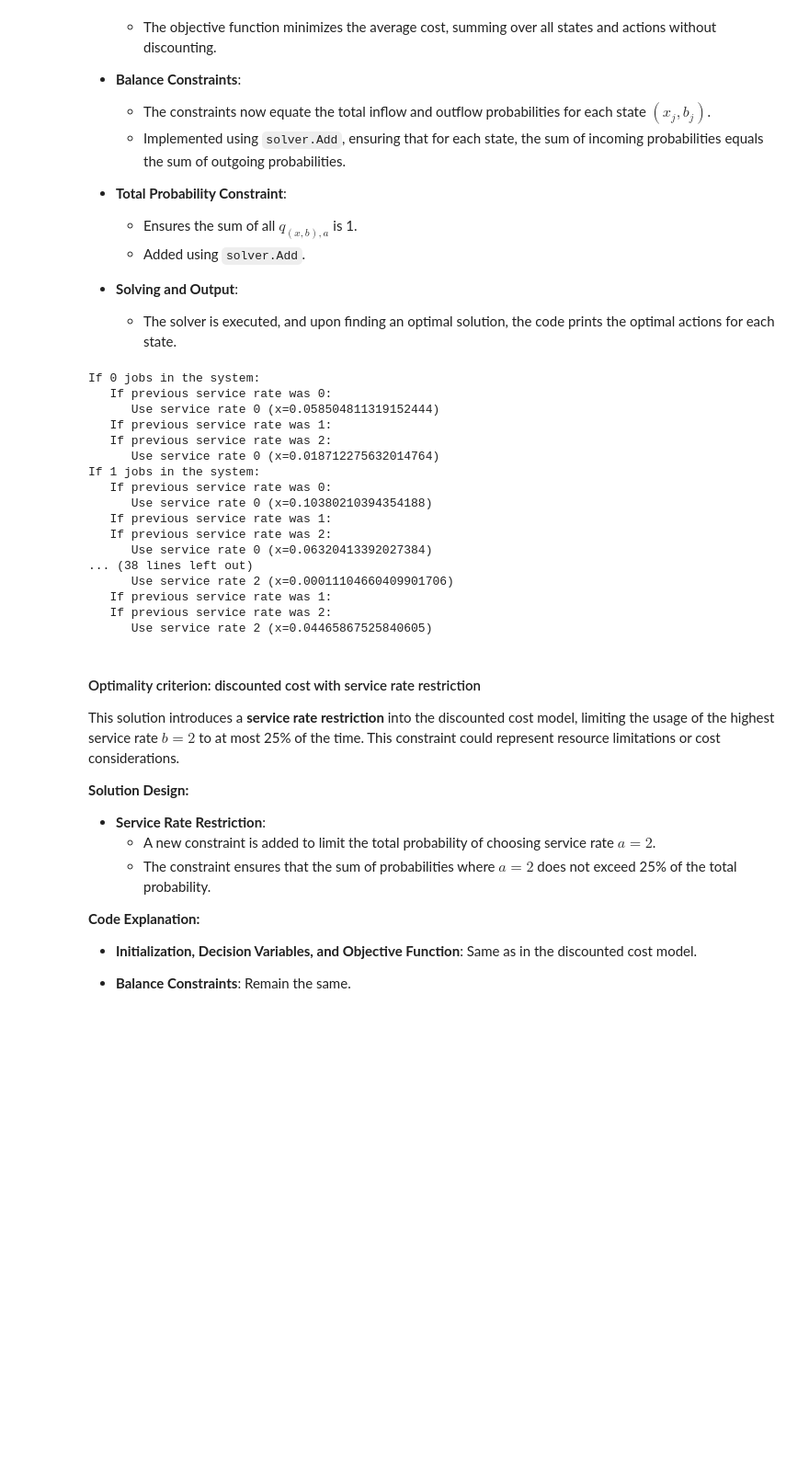
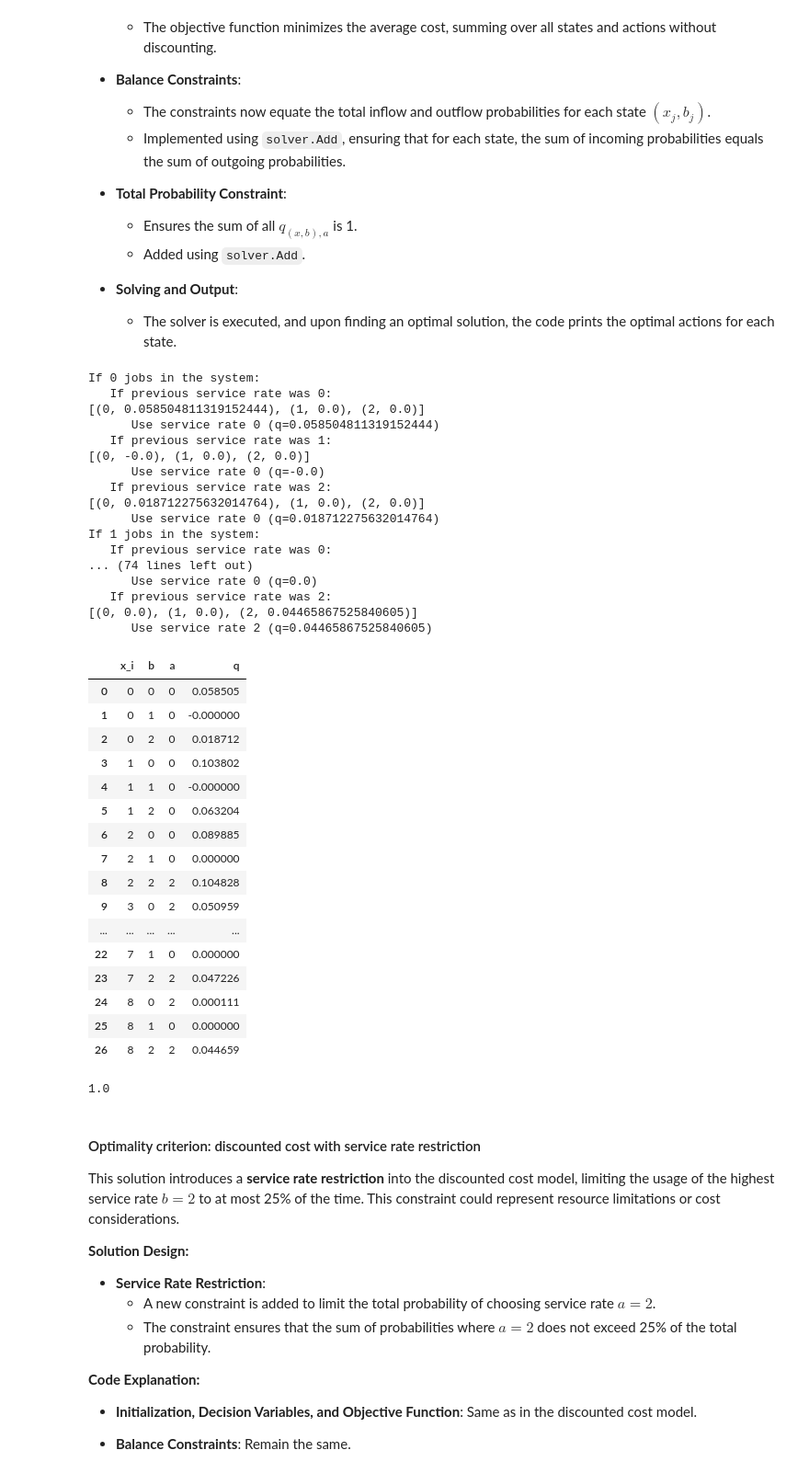
Before and after one commit to datadrivendecisions/mdp, a Jupyter notebook: service/Service Control - Solutions.ipynb, the cells around one changed output. Shown: that part at 92% size. Drawn from its saved outputs; the diff is of its cells as text; code cells hidden in the pictures; blank space fills up the shorter version.

```diff
--- a/service/Service Control - Solutions.ipynb
+++ b/service/Service Control - Solutions.ipynb
@@ -529,46 +561,76 @@ for x_j in X:
             P(x_i, b_i, x_j, b_j, a) * q[(x_i, b_i, a)]
             for x_i in X for b_i in B for a in B
         )
 
         # Add the constraint that the inflow and outflow must be equal
         solver.Add(inflow == outflow)
 
 # Probability constraint to ensure all probabilities sum to 1
 solver.Add(solver.Sum(q[(x_i, b, a)] for x_i in X for b in B for a in B) == 1)
 
 # Solve the problem
 status = solver.Solve()
 
 # Print the optimal solution
 if status == pywraplp.Solver.OPTIMAL:
+    opt_pol = {'x_i': [], 'b': [], 'a': [], 'q': []}
     for x_i in X:
         print(f"If {x_i} jobs in the system:")
         for b in B:
             print(f"   If previous service rate was {b}:")
+            q_opt = []
             for a in B:
-                x_opt = q[(x_i, b, a)].solution_value()
-                if x_opt > 0:
-                    print(f"      Use service rate {a} (x={x_opt})")
+                  q_value = q[(x_i, b, a)].solution_value()
+                  q_opt.append((a, q_value))
+            print(q_opt)
+            # Find the service rate with the maximum q value
+            best_action, best_q = max(q_opt, key=lambda item: item[1])
+            opt_pol['x_i'].append(x_i)
+            opt_pol['b'].append(b)
+            opt_pol['a'].append(best_action)
+            opt_pol['q'].append(best_q)
+            print(f"      Use service rate {best_action} (q={best_q})")
 else:
     print("No feasible solution found.")
+df = pd.DataFrame(data=opt_pol)
+display(df)
+df['q'].sum()
 # %% [output]
 If 0 jobs in the system:
    If previous service rate was 0:
-      Use service rate 0 (x=0.058504811319152444)
+[(0, 0.058504811319152444), (1, 0.0), (2, 0.0)]
+      Use service rate 0 (q=0.058504811319152444)
    If previous service rate was 1:
+[(0, -0.0), (1, 0.0), (2, 0.0)]
+      Use service rate 0 (q=-0.0)
    If previous service rate was 2:
-      Use service rate 0 (x=0.018712275632014764)
+[(0, 0.018712275632014764), (1, 0.0), (2, 0.0)]
+      Use service rate 0 (q=0.018712275632014764)
 If 1 jobs in the system:
    If previous service rate was 0:
-      Use service rate 0 (x=0.10380210394354188)
-   If previous service rate was 1:
+... (74 lines left out)
+      Use service rate 0 (q=0.0)
    If previous service rate was 2:
-      Use service rate 0 (x=0.06320413392027384)
-... (38 lines left out)
-      Use service rate 2 (x=0.00011104660409901706)
-   If previous service rate was 1:
-   If previous service rate was 2:
-      Use service rate 2 (x=0.04465867525840605)
+[(0, 0.0), (1, 0.0), (2, 0.04465867525840605)]
+      Use service rate 2 (q=0.04465867525840605)
+|  | x_i | b | a | q |
+| 0 | 0 | 0 | 0 | 0.058505 |
+| 1 | 0 | 1 | 0 | -0.000000 |
+| 2 | 0 | 2 | 0 | 0.018712 |
+| 3 | 1 | 0 | 0 | 0.103802 |
+| 4 | 1 | 1 | 0 | -0.000000 |
+| 5 | 1 | 2 | 0 | 0.063204 |
+| 6 | 2 | 0 | 0 | 0.089885 |
+| 7 | 2 | 1 | 0 | 0.000000 |
+| 8 | 2 | 2 | 2 | 0.104828 |
+| 9 | 3 | 0 | 2 | 0.050959 |
+| ... | ... | ... | ... | ... |
+| 22 | 7 | 1 | 0 | 0.000000 |
+| 23 | 7 | 2 | 2 | 0.047226 |
+| 24 | 8 | 0 | 2 | 0.000111 |
+| 25 | 8 | 1 | 0 | 0.000000 |
+| 26 | 8 | 2 | 2 | 0.044659 |
+1.0
 # %% [markdown]
 #### Optimality criterion: discounted cost with service rate restriction
 
```
Also changed, not shown: parts of 4 cells of this notebook, 3 other files.
